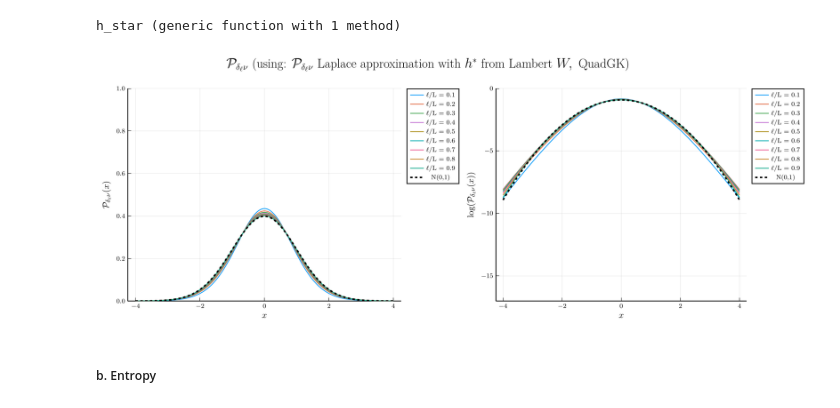
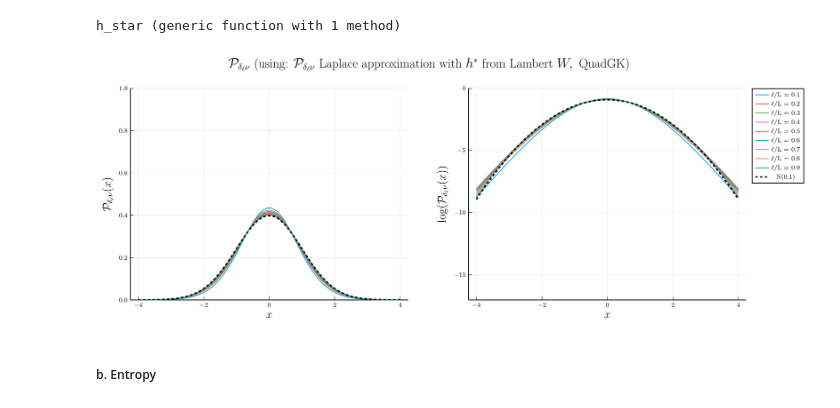
Before and after one commit to pleflohic/turbulence-velocity-increments, a Jupyter notebook: notebooks/normalized.ipynb, the cells around one changed output. Drawn from its saved outputs; the diff is of its cells as text; code cells hidden in the pictures.

Commit message:
improved plots

```diff
--- a/notebooks/normalized.ipynb
+++ b/notebooks/normalized.ipynb
@@ -69,8 +69,8 @@ l_values = 0.1*L:0.1*L:0.9*L
 x_values = -4:0.02:4
 
 # 2. Initialize plots with explicit scales
-p1 = plot(xlabel = L"x", ylabel = L"\mathcal{P}_{\delta_\ell \nu}(x)", ylims=(0, 1), lw = 2, left_margin = 10mm, bottom_margin = 10mm)
-p2 = plot(xlabel = L"x", ylabel = L"\log(\mathcal{P}_{\delta_\ell \nu}(x))", ylims=(-17, 0), lw = 2, left_margin = 20mm, bottom_margin = 10mm) # Note the :log scale here
+p1 = plot(xlabel = L"x", ylabel = L"\mathcal{P}_{\delta_\ell \nu}(x)", ylims=(0, 1), legend=false, lw = 2, guidefontsize=14, left_margin = 10mm, bottom_margin = 10mm)
+p2 = plot(xlabel = L"x", ylabel = L"\log(\mathcal{P}_{\delta_\ell \nu}(x))", ylims=(-17, 0), lw = 2, guidefontsize=14, left_margin = 10mm, bottom_margin = 10mm) # Note the :log scale here
 
 # 3. Reference Gaussian (Computed once)
 gauss_pdf = pdf.(Normal(0, 1), x_values)
@@ -308,33 +308,33 @@ h_star (generic function with 1 method)
 # %%
 # 1. Setup l and x values
 l_values = 0.1*L:0.1*L:0.9*L
 x_values = -4:0.02:4
 
 # 2. Initialize plots with explicit scales
-p1 = plot(xlabel = L"x", ylabel = L"\mathcal{P}_{\delta_\ell \nu}(x)", ylims=(0, 1), lw = 2, left_margin = 10mm, bottom_margin = 10mm)
-p2 = plot(xlabel = L"x", ylabel = L"\log(\mathcal{P}_{\delta_\ell \nu}(x))", ylims=(-17, 0), lw = 2, left_margin = 20mm, bottom_margin = 10mm) # Note the :log scale here
+p1 = plot(xlabel = L"x", ylabel = L"\mathcal{P}_{\delta_\ell \nu}(x)", ylims=(0, 1), lw = 2, guidefontsize=14, legend=false, left_margin = 10mm, bottom_margin = 10mm)
+p2 = plot(xlabel = L"x", ylabel = L"\log(\mathcal{P}_{\delta_\ell \nu}(x))", ylims=(-17, 0), lw = 2, guidefontsize=14, left_margin = 10mm, bottom_margin = 10mm) # Note the :log scale here
 
 # 3. Reference Gaussian (Computed once)
 gauss_pdf = pdf.(Normal(0, 1), x_values)
 
 # 4. Plot loop
 for l in l_values
 
     P_values = compute_P_δlv_of_x_Laplace.(Ref(l), x_values, Ref(h_star))
 
     label = "ℓ/L = $(round(l/L, sigdigits=2))"
     plot!(p1, x_values, P_values, label = label)
     plot!(p2, x_values, log.(P_values), label = label) # Plotting P_values, the axis scale handles the log
 end
 
 # 5. Add Gaussian reference to both
 plot!(p1, x_values, gauss_pdf, label="N(0,1)", lw=2, ls=:dash, color=:black)
 plot!(p2, x_values, log.(gauss_pdf), label="N(0,1)", lw=2, ls=:dash, color=:black)
 
 # 6. Final Layout
 plot(p1, p2, layout = (1, 2), size = (1200, 500), plot_title = L"\mathcal{P}_{\delta_\ell \nu} \text{ (using: } \mathcal{P}_{\delta_\ell \nu} \text{ Laplace approximation with } h^* \text{ from Lambert } W, \text{ QuadGK)}", plot_titlevspan=0.05)
 # %% [output]
-[figure, old version]
+[figure, new version]
 # %% [markdown]
 ##### b. Entropy
 # %%
```
Also changed, not shown: parts of 1 cell of this notebook.
